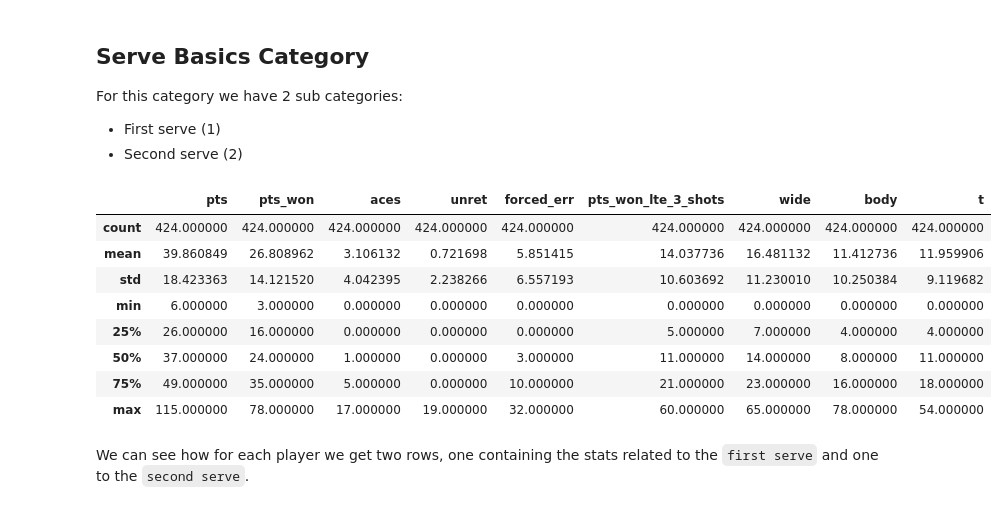
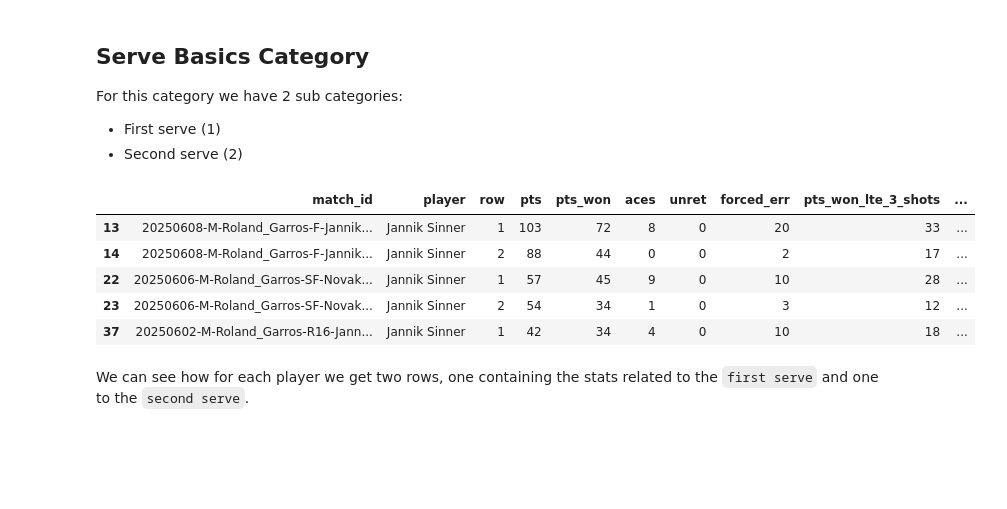
Before and after one commit to MarcoFratta/TennisPlayersFingerprint, a Jupyter notebook: Deep_Learning_Project.ipynb, the cells around one changed output. Cells and saved outputs as stored; diff of their text form; code cells hidden in the pictures; blank space fills up the shorter version.

```diff
--- a/Deep_Learning_Project.ipynb
+++ b/Deep_Learning_Project.ipynb
@@ -502,14 +326,11 @@ For this category we have 2 sub categories:
 - First serve (1)
 - Second serve (2)
 # %%
-m_stats['serve_basics'][m_stats['serve_basics']['player'] == 'Jannik Sinner'].describe()
+m_stats['serve_basics'][m_stats['serve_basics']['player'] == 'Jannik Sinner'].head()
 # %% [output]
-|  | pts | pts_won | aces | unret | forced_err | pts_won_lte_3_shots | wide | body | t |
-| count | 424.000000 | 424.000000 | 424.000000 | 424.000000 | 424.000000 | 424.000000 | 424.000000 | 424.000000 | 424.000000 |
-| mean | 39.860849 | 26.808962 | 3.106132 | 0.721698 | 5.851415 | 14.037736 | 16.481132 | 11.412736 | 11.959906 |
-| std | 18.423363 | 14.121520 | 4.042395 | 2.238266 | 6.557193 | 10.603692 | 11.230010 | 10.250384 | 9.119682 |
-| min | 6.000000 | 3.000000 | 0.000000 | 0.000000 | 0.000000 | 0.000000 | 0.000000 | 0.000000 | 0.000000 |
-| 25% | 26.000000 | 16.000000 | 0.000000 | 0.000000 | 0.000000 | 5.000000 | 7.000000 | 4.000000 | 4.000000 |
-| 50% | 37.000000 | 24.000000 | 1.000000 | 0.000000 | 3.000000 | 11.000000 | 14.000000 | 8.000000 | 11.000000 |
-| 75% | 49.000000 | 35.000000 | 5.000000 | 0.000000 | 10.000000 | 21.000000 | 23.000000 | 16.000000 | 18.000000 |
-| max | 115.000000 | 78.000000 | 17.000000 | 19.000000 | 32.000000 | 60.000000 | 65.000000 | 78.000000 | 54.000000 |
+|  | match_id | player | row | pts | pts_won | aces | unret | forced_err | pts_won_lte_3_shots | ... |
+| 13 | 20250608-M-Roland_Garros-F-Jannik... | Jannik Sinner | 1 | 103 | 72 | 8 | 0 | 20 | 33 | ... |
+| 14 | 20250608-M-Roland_Garros-F-Jannik... | Jannik Sinner | 2 | 88 | 44 | 0 | 0 | 2 | 17 | ... |
+| 22 | 20250606-M-Roland_Garros-SF-Novak... | Jannik Sinner | 1 | 57 | 45 | 9 | 0 | 10 | 28 | ... |
+| 23 | 20250606-M-Roland_Garros-SF-Novak... | Jannik Sinner | 2 | 54 | 34 | 1 | 0 | 3 | 12 | ... |
+| 37 | 20250602-M-Roland_Garros-R16-Jann... | Jannik Sinner | 1 | 42 | 34 | 4 | 0 | 10 | 18 | ... |
```
Also changed, not shown: parts of 170 cells of this notebook.
